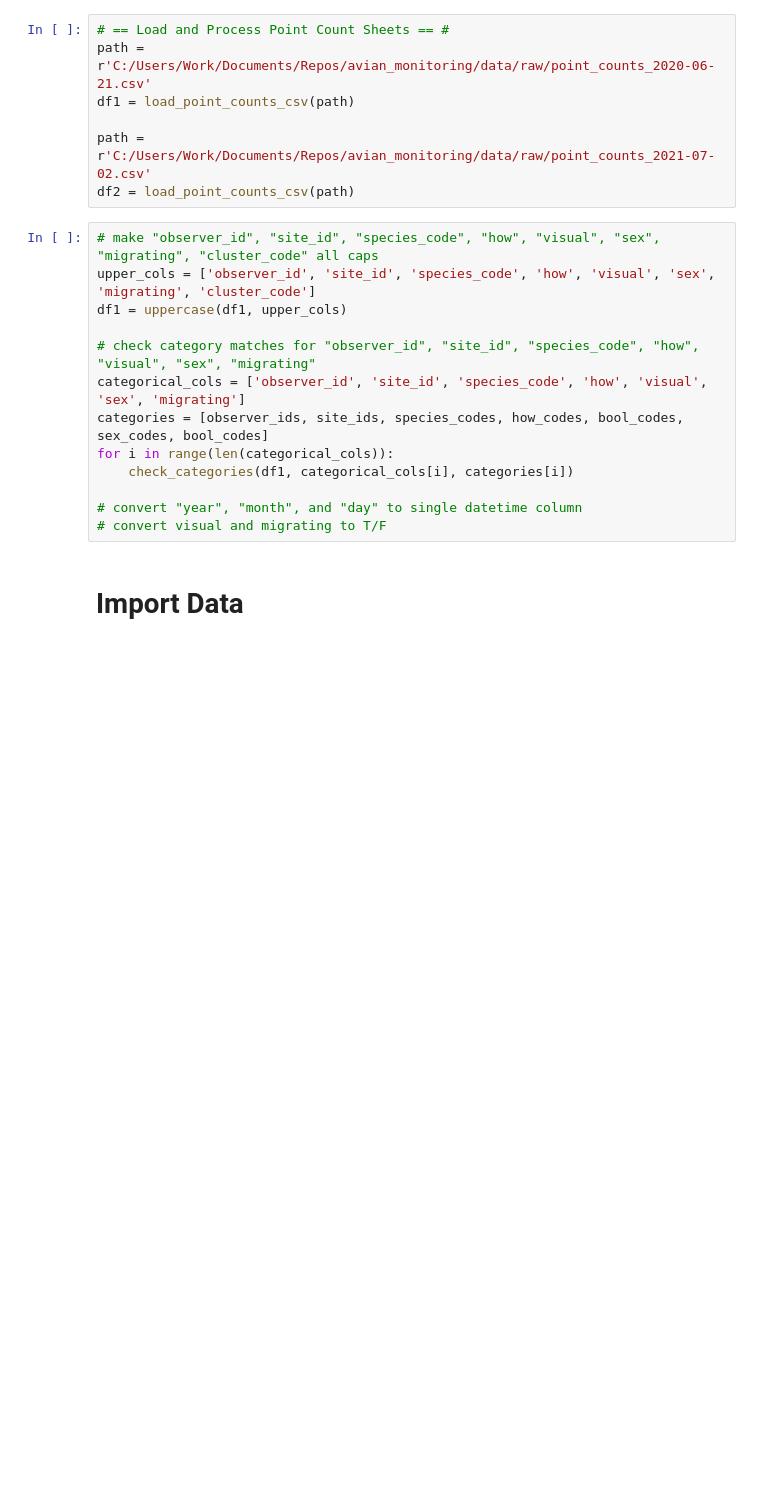
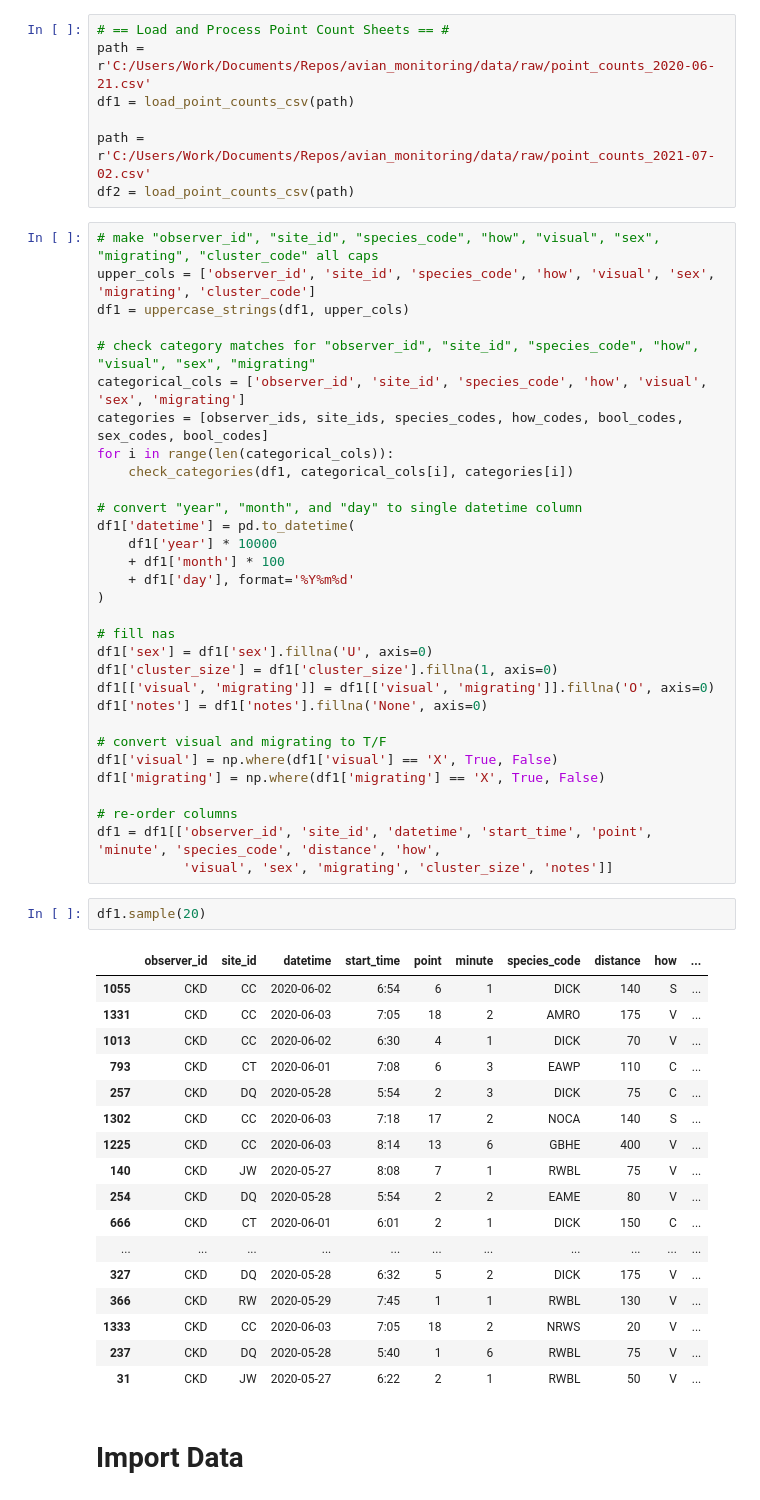
Before and after one commit to nphorsley59/survey-pipeline, a Jupyter notebook: processing/point_count_sheets.ipynb, the cells around one changed output. Drawn from its saved outputs; the diff is of its cells as text; blank space fills up the shorter version.

Commit message:
added final cleanup features for processing raw point count data

```diff
--- a/processing/point_count_sheets.ipynb
+++ b/processing/point_count_sheets.ipynb
@@ -63,7 +60,7 @@ df2 = load_point_counts_csv(path)
 # %%
 # make "observer_id", "site_id", "species_code", "how", "visual", "sex", "migrating", "cluster_code" all caps
 upper_cols = ['observer_id', 'site_id', 'species_code', 'how', 'visual', 'sex', 'migrating', 'cluster_code']
-df1 = uppercase(df1, upper_cols)
+df1 = uppercase_strings(df1, upper_cols)
 
 # check category matches for "observer_id", "site_id", "species_code", "how", "visual", "sex", "migrating"
 categorical_cols = ['observer_id', 'site_id', 'species_code', 'how', 'visual', 'sex', 'migrating']
@@ -72,7 +69,45 @@ for i in range(len(categorical_cols)):
     check_categories(df1, categorical_cols[i], categories[i])
 
 # convert "year", "month", and "day" to single datetime column
+df1['datetime'] = pd.to_datetime(
+    df1['year'] * 10000
+    + df1['month'] * 100
+    + df1['day'], format='%Y%m%d'
+)
+
+# fill nas
+df1['sex'] = df1['sex'].fillna('U', axis=0)
+df1['cluster_size'] = df1['cluster_size'].fillna(1, axis=0)
+df1[['visual', 'migrating']] = df1[['visual', 'migrating']].fillna('O', axis=0)
+df1['notes'] = df1['notes'].fillna('None', axis=0)
+
 # convert visual and migrating to T/F
+df1['visual'] = np.where(df1['visual'] == 'X', True, False)
+df1['migrating'] = np.where(df1['migrating'] == 'X', True, False)
+
+# re-order columns
+df1 = df1[['observer_id', 'site_id', 'datetime', 'start_time', 'point', 'minute', 'species_code', 'distance', 'how',
+           'visual', 'sex', 'migrating', 'cluster_size', 'notes']]
+# %%
+df1.sample(20)
+# %% [output]
+|  | observer_id | site_id | datetime | start_time | point | minute | species_code | distance | how | ... |
+| 1055 | CKD | CC | 2020-06-02 | 6:54 | 6 | 1 | DICK | 140 | S | ... |
+| 1331 | CKD | CC | 2020-06-03 | 7:05 | 18 | 2 | AMRO | 175 | V | ... |
+| 1013 | CKD | CC | 2020-06-02 | 6:30 | 4 | 1 | DICK | 70 | V | ... |
+| 793 | CKD | CT | 2020-06-01 | 7:08 | 6 | 3 | EAWP | 110 | C | ... |
+| 257 | CKD | DQ | 2020-05-28 | 5:54 | 2 | 3 | DICK | 75 | C | ... |
+| 1302 | CKD | CC | 2020-06-03 | 7:18 | 17 | 2 | NOCA | 140 | S | ... |
+| 1225 | CKD | CC | 2020-06-03 | 8:14 | 13 | 6 | GBHE | 400 | V | ... |
+| 140 | CKD | JW | 2020-05-27 | 8:08 | 7 | 1 | RWBL | 75 | V | ... |
+| 254 | CKD | DQ | 2020-05-28 | 5:54 | 2 | 2 | EAME | 80 | V | ... |
+| 666 | CKD | CT | 2020-06-01 | 6:01 | 2 | 1 | DICK | 150 | C | ... |
+| ... | ... | ... | ... | ... | ... | ... | ... | ... | ... | ... |
+| 327 | CKD | DQ | 2020-05-28 | 6:32 | 5 | 2 | DICK | 175 | V | ... |
+| 366 | CKD | RW | 2020-05-29 | 7:45 | 1 | 1 | RWBL | 130 | V | ... |
+| 1333 | CKD | CC | 2020-06-03 | 7:05 | 18 | 2 | NRWS | 20 | V | ... |
+| 237 | CKD | DQ | 2020-05-28 | 5:40 | 1 | 6 | RWBL | 75 | V | ... |
+| 31 | CKD | JW | 2020-05-27 | 6:22 | 2 | 1 | RWBL | 50 | V | ... |
 # %% [markdown]
 # Import Data
 # %%
```
Also changed, not shown: parts of 2 cells of this notebook, 2 other files.
